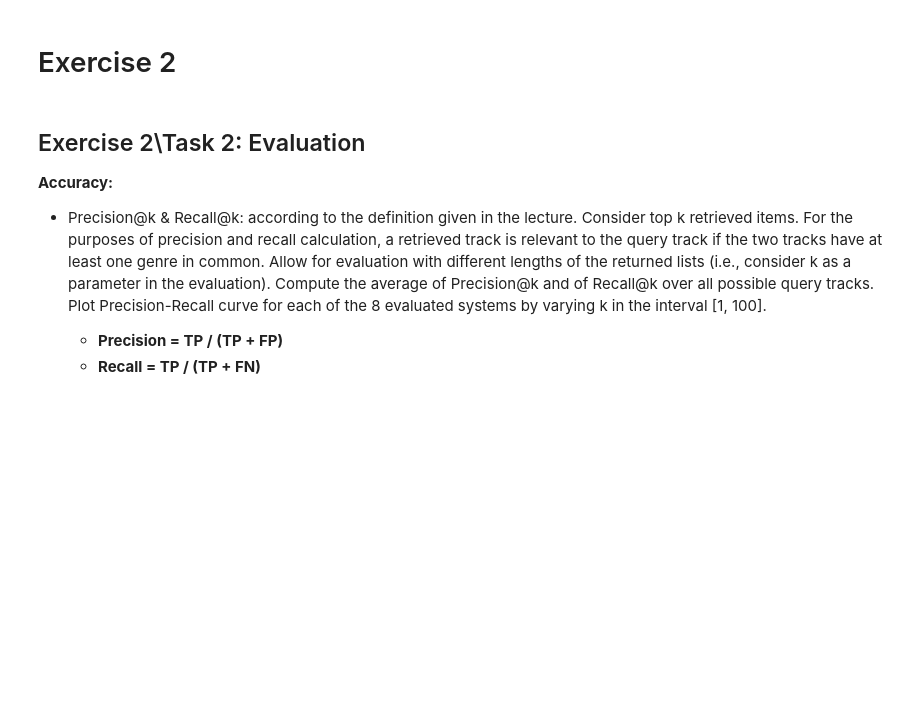
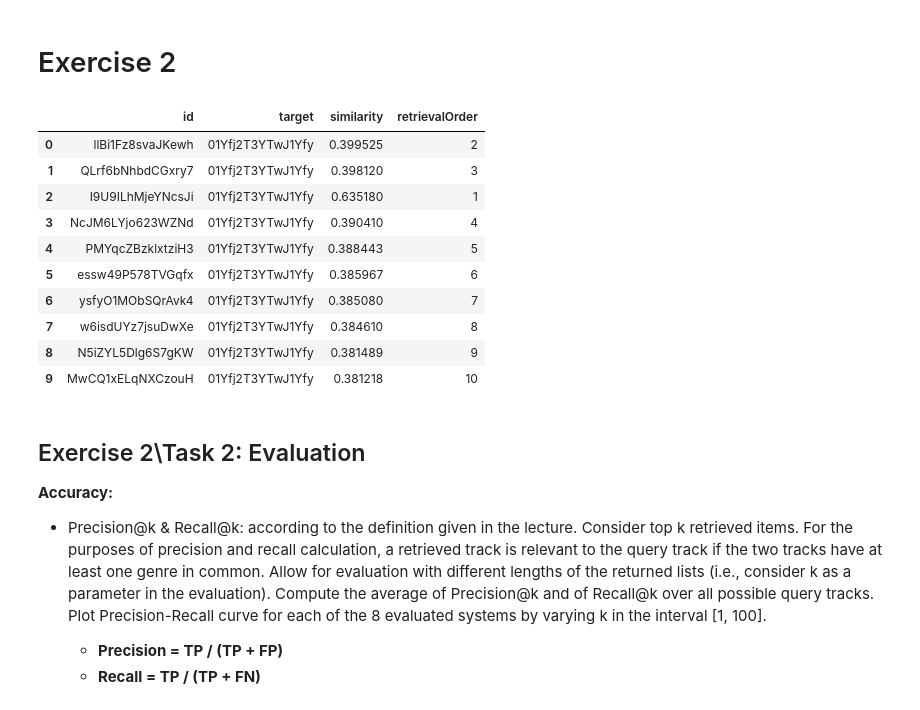
Before and after one commit to amirdragon8/MMSR_groupD, a Jupyter notebook: MMSR_task1+2+3_groupD_Accuracy.ipynb, the cells around one changed output. Drawn from its saved outputs; the diff is of its cells as text; code cells hidden in the pictures; blank space fills up the shorter version.

```diff
--- a/MMSR_task1+2+3_groupD_Accuracy.ipynb
+++ b/MMSR_task1+2+3_groupD_Accuracy.ipynb
@@ -31,37 +31,47 @@ song1_id = song1['id'].values[0]
 ## read all dataframes in when needed
 path_prefix = ".\\dataset1\\"
 df_names = pd.read_table(path_prefix+'id_information_mmsr.tsv')
 
 feature = 'lyrics_tf-idf'
 df_lyrics_tf_idf = pd.read_table(path_prefix+f"id_{feature}_mmsr.tsv")
 feature = 'lyrics_bert'
 df_lyrics_bert = pd.read_table(path_prefix+f"id_{feature}_mmsr.tsv")
 with open('retrieve_songs_100_cos(bert).pkl', 'rb') as fp:
     df_retrieved_songs_100_bert = pickle.load(fp)
 feature = 'lyrics_word2vec'
 df_lyrics_word2vec = pd.read_table(path_prefix+f"id_{feature}_mmsr.tsv")
 path_prefix = ".\\dataset2\\"
 feature = 'mfcc_bow'
 df_mfcc_bow = pd.read_table(path_prefix+f"id_{feature}_mmsr.tsv")
 feature = 'blf_spectralcontrast'
 df_blf_spectralcontrast = pd.read_table(path_prefix+f"id_{feature}_mmsr.tsv")
 feature = 'ivec256'
 df_ivec256 = pd.read_table(path_prefix+f"id_{feature}_mmsr.tsv")
 feature = 'musicnn'
 df_musicnn = pd.read_table(path_prefix+f"id_{feature}_mmsr.tsv")
 path_prefix = ".\\dataset3\\"
 feature = 'incp'
 df_incp = pd.read_table(path_prefix+f"id_{feature}_mmsr.tsv")
 with open('retrieve_songs_100_incp.pkl', 'rb') as fp:
     df_retrieved_songs_100_incp = pickle.load(fp)
 feature = 'resnet'
 df_resnet = pd.read_table(path_prefix+f"id_{feature}_mmsr.tsv")
 with open('retrieve_songs_100_early_fusion.pkl', 'rb') as fp:
     df_retrieved_songs_100_early_fusion = pickle.load(fp)
-feature = 'vgg19'
-df_vgg19 = pd.read_table(path_prefix+f"id_{feature}_mmsr.tsv")
-
-# TODO: Normalize features to improve performance
+with open('retrieve_songs_100_late_fusion.pkl', 'rb') as fp: # df_retrieved_songs_100_late_fusion
+    df_retrieved_songs_100_late_fusion = pickle.load(fp)
+# %% [output]
+|  | id | target | similarity | retrievalOrder |
+| 0 | llBi1Fz8svaJKewh | 01Yfj2T3YTwJ1Yfy | 0.399525 | 2 |
+| 1 | QLrf6bNhbdCGxry7 | 01Yfj2T3YTwJ1Yfy | 0.398120 | 3 |
+| 2 | I9U9ILhMjeYNcsJi | 01Yfj2T3YTwJ1Yfy | 0.635180 | 1 |
+| 3 | NcJM6LYjo623WZNd | 01Yfj2T3YTwJ1Yfy | 0.390410 | 4 |
+| 4 | PMYqcZBzklxtziH3 | 01Yfj2T3YTwJ1Yfy | 0.388443 | 5 |
+| 5 | essw49P578TVGqfx | 01Yfj2T3YTwJ1Yfy | 0.385967 | 6 |
+| 6 | ysfyO1MObSQrAvk4 | 01Yfj2T3YTwJ1Yfy | 0.385080 | 7 |
+| 7 | w6isdUYz7jsuDwXe | 01Yfj2T3YTwJ1Yfy | 0.384610 | 8 |
+| 8 | N5iZYL5Dlg6S7gKW | 01Yfj2T3YTwJ1Yfy | 0.381489 | 9 |
+| 9 | MwCQ1xELqNXCzouH | 01Yfj2T3YTwJ1Yfy | 0.381218 | 10 |
 # %%
 scaler = MinMaxScaler()
 
```
Also changed, not shown: parts of 11 cells of this notebook, 1 other file.
